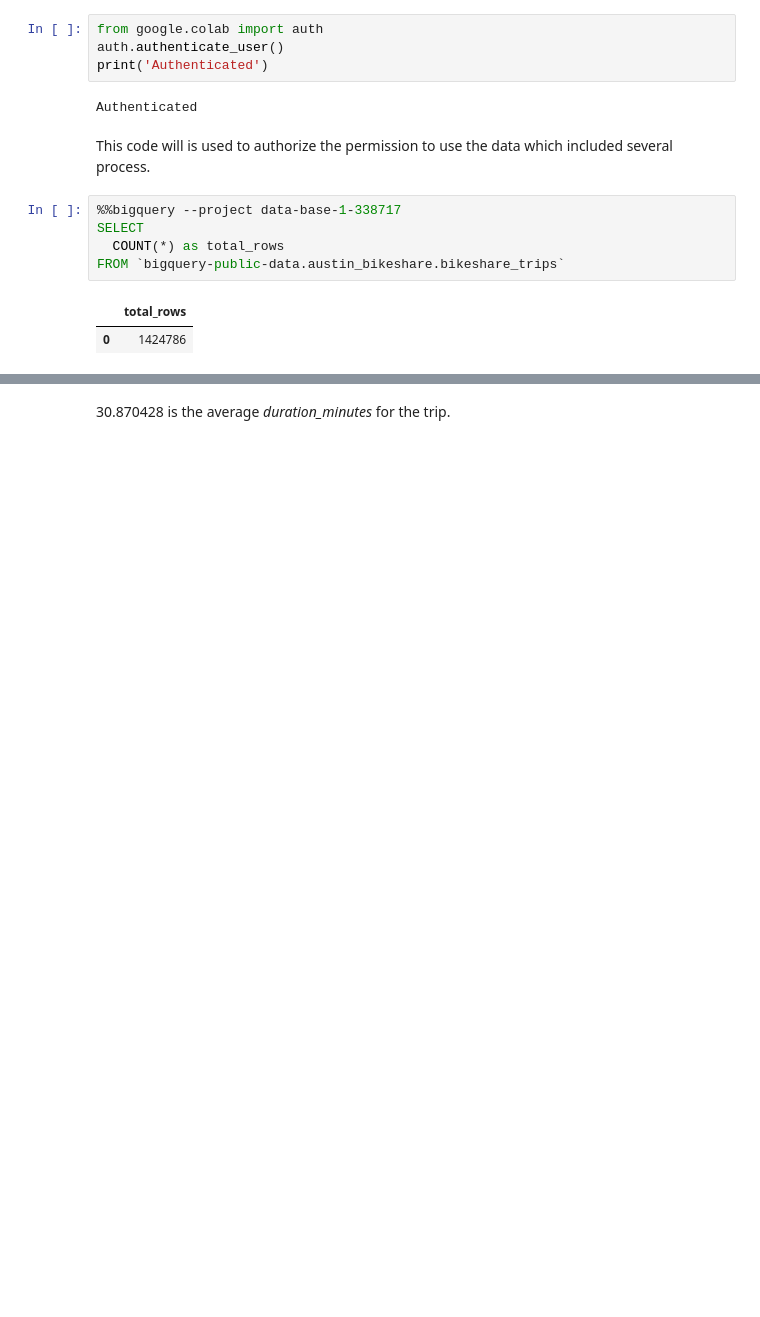
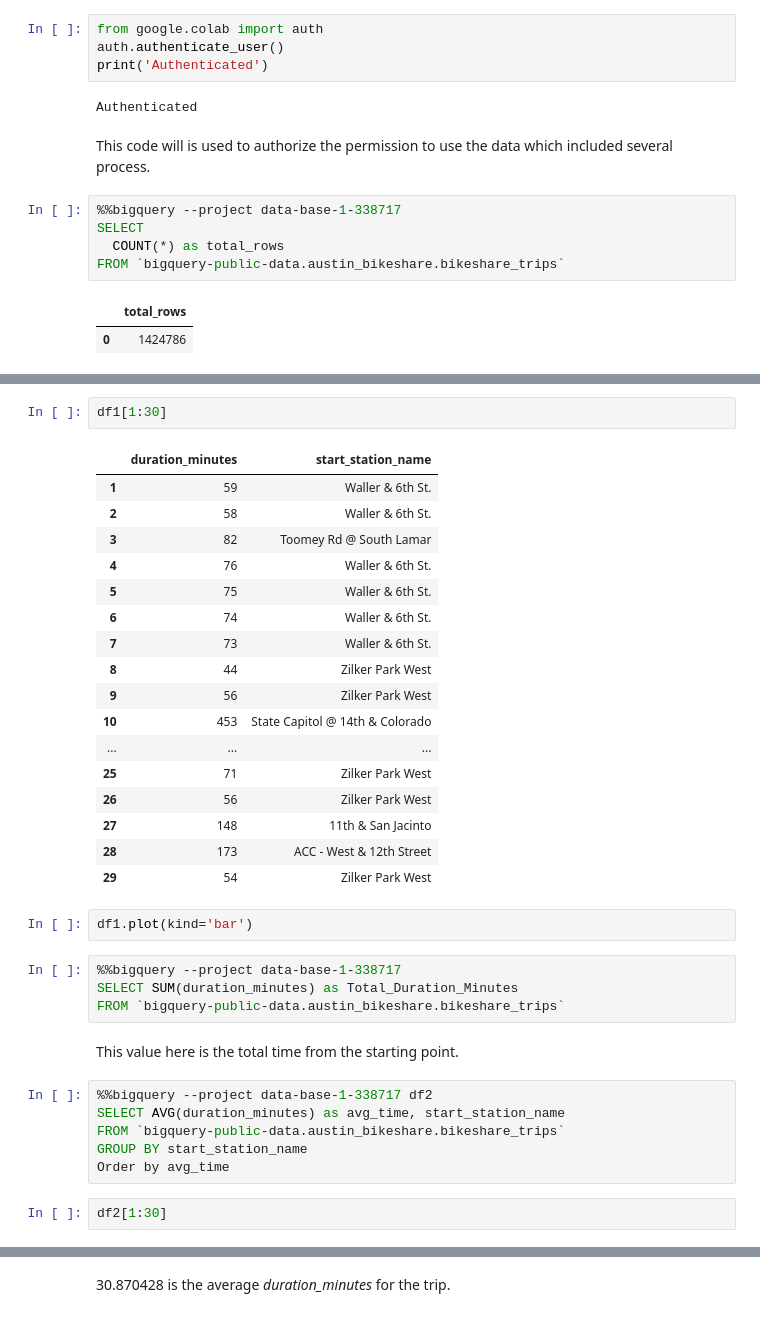
Before and after one commit to khatriprajwol/Data-Visualization-, a Jupyter notebook: SQL with BigQuery.ipynb, the cells around one changed output, grey strips where cells are left out. Saved outputs shown, nothing was run; the diff lists cells and outputs as text; blank space fills up the shorter version.

```diff
--- a/SQL with BigQuery.ipynb
+++ b/SQL with BigQuery.ipynb
@@ -64,0 +54,36 @@ df
+# %%
+df1[1:30]
+# %% [output]
+|  | duration_minutes | start_station_name |
+| 1 | 59 | Waller & 6th St. |
+| 2 | 58 | Waller & 6th St. |
+| 3 | 82 | Toomey Rd @ South Lamar |
+| 4 | 76 | Waller & 6th St. |
+| 5 | 75 | Waller & 6th St. |
+| 6 | 74 | Waller & 6th St. |
+| 7 | 73 | Waller & 6th St. |
+| 8 | 44 | Zilker Park West |
+| 9 | 56 | Zilker Park West |
+| 10 | 453 | State Capitol @ 14th & Colorado |
+| ... | ... | ... |
+| 25 | 71 | Zilker Park West |
+| 26 | 56 | Zilker Park West |
+| 27 | 148 | 11th & San Jacinto |
+| 28 | 173 | ACC - West & 12th Street |
+| 29 | 54 | Zilker Park West |
+# %%
+df1.plot(kind='bar')
+# %%
+%%bigquery --project data-base-1-338717
+SELECT SUM(duration_minutes) as Total_Duration_Minutes
+FROM `bigquery-public-data.austin_bikeshare.bikeshare_trips`
+# %% [markdown]
+This value here is the total time from the starting point.
+# %%
+%%bigquery --project data-base-1-338717 df2
+SELECT AVG(duration_minutes) as avg_time, start_station_name
+FROM `bigquery-public-data.austin_bikeshare.bikeshare_trips`
+GROUP BY start_station_name
+Order by avg_time
+# %%
+df2[1:30]
```
Also changed, not shown: parts of 19 cells of this notebook.
